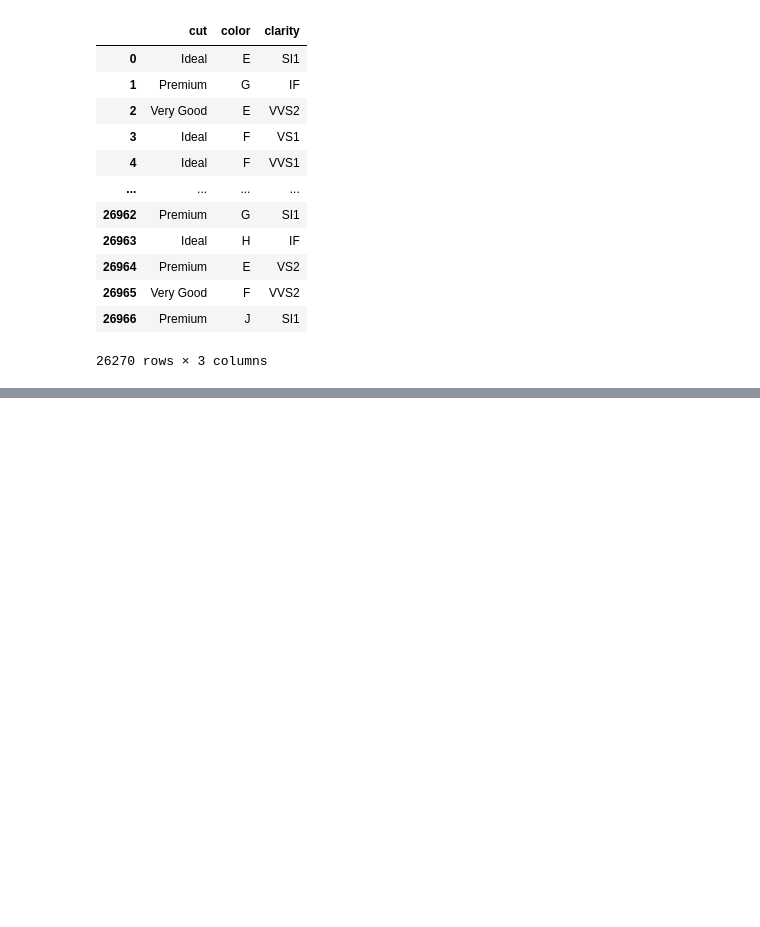
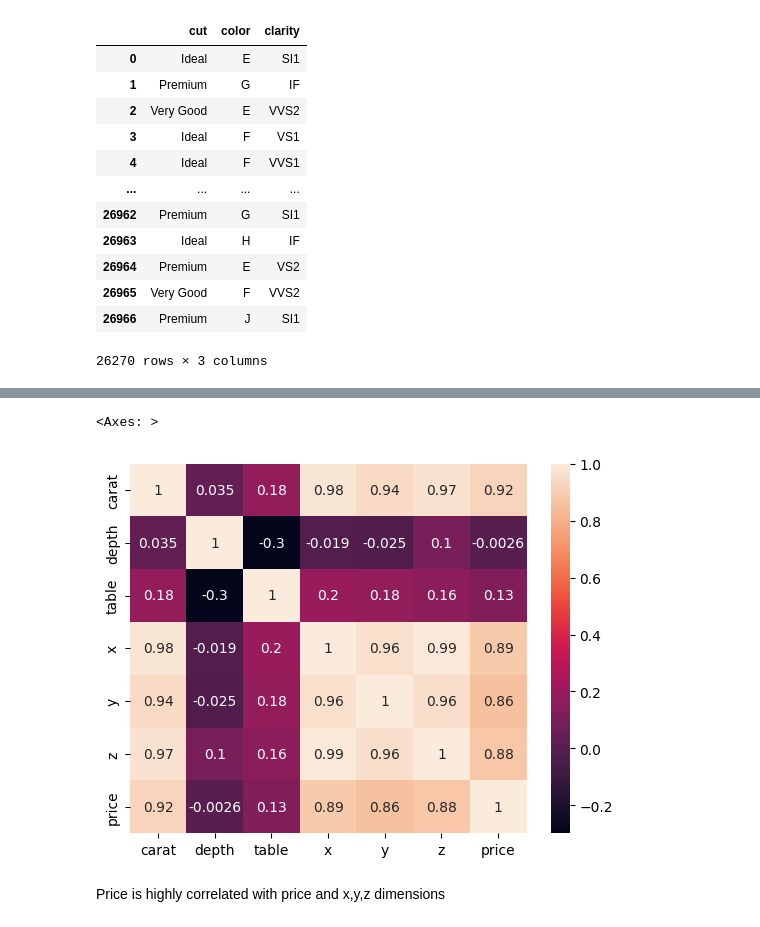
Before and after one commit to Vijayak08/Gemstone-Price-Prediction-End-to-End-ML-pipeline, a Jupyter notebook: experiment/experiments.ipynb, the cells around one changed output, grey strips where cells are left out. Drawn from its saved outputs; the diff is of its cells as text; code cells hidden in the pictures; blank space fills up the shorter version.

```diff
--- a/experiment/experiments.ipynb
+++ b/experiment/experiments.ipynb
@@ -148,0 +202,7 @@ data[num_columns]
+# %%
+sns.heatmap(data[num_columns].corr(),annot=True)
+# %% [output]
+<Axes: >
+[figure, added]
+# %% [markdown]
+Price is highly correlated with price and x,y,z dimensions
```
Also changed, not shown: parts of 12 cells of this notebook.
